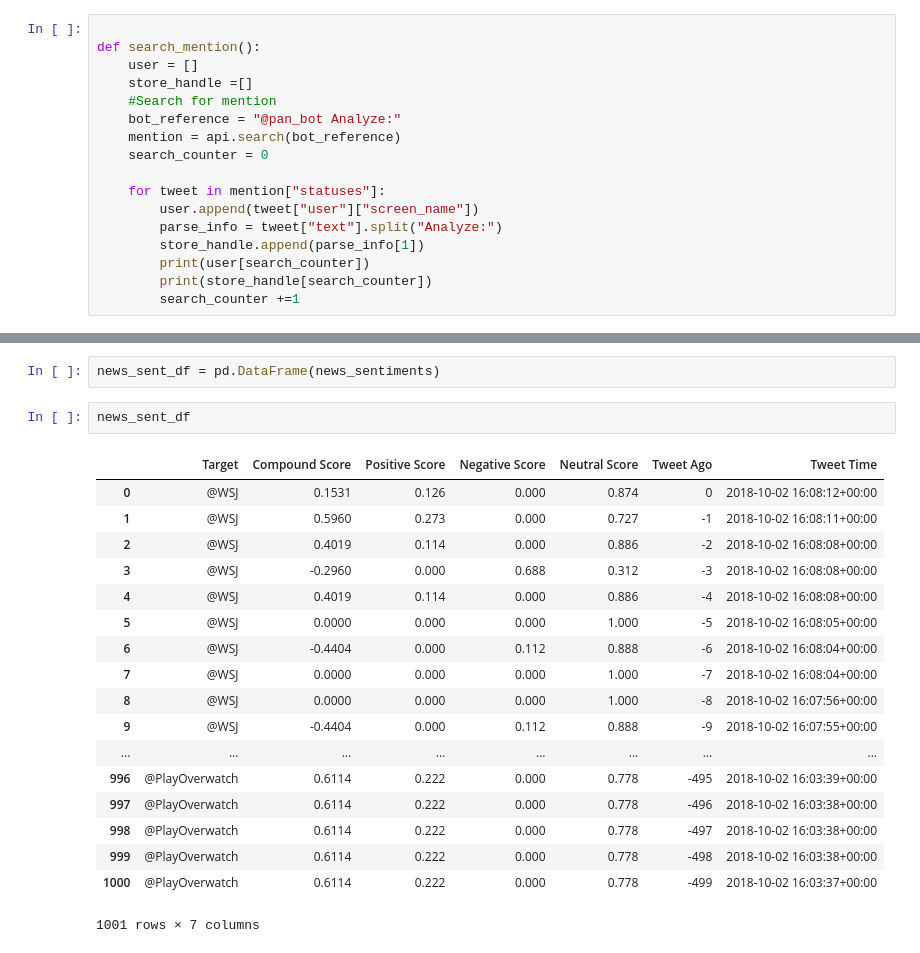
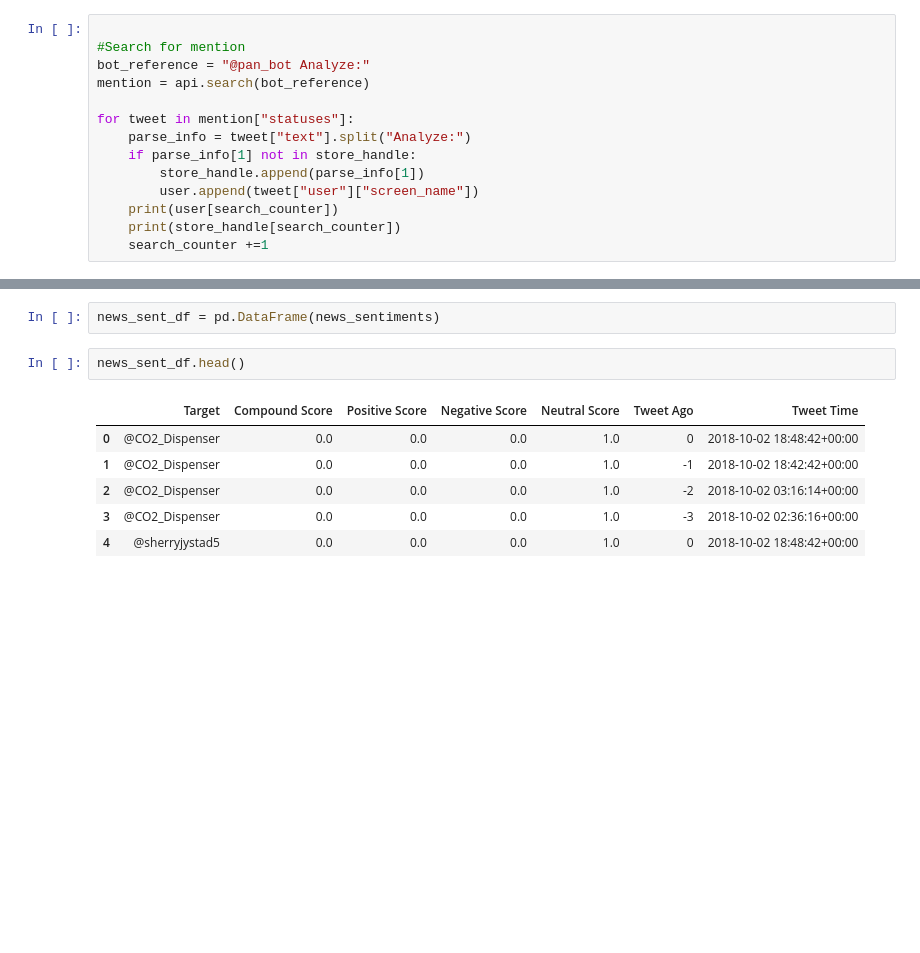
Before and after one commit to yuhsul1/Social-Analysis, a Jupyter notebook: Bot Analyzer/Bot Code.ipynb, the cells around one changed output, grey strips where cells are left out. Drawn from its saved outputs; the diff is of its cells as text; blank space fills up the shorter version.

```diff
--- a/Bot Analyzer/Bot Code.ipynb
+++ b/Bot Analyzer/Bot Code.ipynb
@@ -39,17 +34,14 @@ news_sentiments = {
 # %%
 
-def search_mention():
-    user = []
-    store_handle =[]
-    #Search for mention
-    bot_reference = "@pan_bot Analyze:"
-    mention = api.search(bot_reference)
-    search_counter = 0
+#Search for mention
+bot_reference = "@pan_bot Analyze:"
+mention = api.search(bot_reference)
 
-    for tweet in mention["statuses"]:
+for tweet in mention["statuses"]:
+    parse_info = tweet["text"].split("Analyze:")
+    if parse_info[1] not in store_handle:
+        store_handle.append(parse_info[1])
         user.append(tweet["user"]["screen_name"])
-        parse_info = tweet["text"].split("Analyze:")
-        store_handle.append(parse_info[1])
-        print(user[search_counter])
-        print(store_handle[search_counter])
-        search_counter +=1
+    print(user[search_counter])
+    print(store_handle[search_counter])
+    search_counter +=1
@@ -100,24 +99,12 @@ def sentiment_score_collector():
 # %%
 news_sent_df = pd.DataFrame(news_sentiments)
 # %%
-news_sent_df
+news_sent_df.head()
 # %% [output]
 |  | Target | Compound Score | Positive Score | Negative Score | Neutral Score | Tweet Ago | Tweet Time |
-| 0 | @WSJ | 0.1531 | 0.126 | 0.000 | 0.874 | 0 | 2018-10-02 16:08:12+00:00 |
-| 1 | @WSJ | 0.5960 | 0.273 | 0.000 | 0.727 | -1 | 2018-10-02 16:08:11+00:00 |
-| 2 | @WSJ | 0.4019 | 0.114 | 0.000 | 0.886 | -2 | 2018-10-02 16:08:08+00:00 |
-| 3 | @WSJ | -0.2960 | 0.000 | 0.688 | 0.312 | -3 | 2018-10-02 16:08:08+00:00 |
-| 4 | @WSJ | 0.4019 | 0.114 | 0.000 | 0.886 | -4 | 2018-10-02 16:08:08+00:00 |
-| 5 | @WSJ | 0.0000 | 0.000 | 0.000 | 1.000 | -5 | 2018-10-02 16:08:05+00:00 |
-| 6 | @WSJ | -0.4404 | 0.000 | 0.112 | 0.888 | -6 | 2018-10-02 16:08:04+00:00 |
-| 7 | @WSJ | 0.0000 | 0.000 | 0.000 | 1.000 | -7 | 2018-10-02 16:08:04+00:00 |
-| 8 | @WSJ | 0.0000 | 0.000 | 0.000 | 1.000 | -8 | 2018-10-02 16:07:56+00:00 |
-| 9 | @WSJ | -0.4404 | 0.000 | 0.112 | 0.888 | -9 | 2018-10-02 16:07:55+00:00 |
-| ... | ... | ... | ... | ... | ... | ... | ... |
-| 996 | @PlayOverwatch | 0.6114 | 0.222 | 0.000 | 0.778 | -495 | 2018-10-02 16:03:39+00:00 |
-| 997 | @PlayOverwatch | 0.6114 | 0.222 | 0.000 | 0.778 | -496 | 2018-10-02 16:03:38+00:00 |
-| 998 | @PlayOverwatch | 0.6114 | 0.222 | 0.000 | 0.778 | -497 | 2018-10-02 16:03:38+00:00 |
-| 999 | @PlayOverwatch | 0.6114 | 0.222 | 0.000 | 0.778 | -498 | 2018-10-02 16:03:38+00:00 |
-| 1000 | @PlayOverwatch | 0.6114 | 0.222 | 0.000 | 0.778 | -499 | 2018-10-02 16:03:37+00:00 |
+| 0 | @CO2_Dispenser | 0.0 | 0.0 | 0.0 | 1.0 | 0 | 2018-10-02 18:48:42+00:00 |
+| 1 | @CO2_Dispenser | 0.0 | 0.0 | 0.0 | 1.0 | -1 | 2018-10-02 18:42:42+00:00 |
+| 2 | @CO2_Dispenser | 0.0 | 0.0 | 0.0 | 1.0 | -2 | 2018-10-02 03:16:14+00:00 |
+| 3 | @CO2_Dispenser | 0.0 | 0.0 | 0.0 | 1.0 | -3 | 2018-10-02 02:36:16+00:00 |
+| 4 | @sherryjystad5 | 0.0 | 0.0 | 0.0 | 1.0 | 0 | 2018-10-02 18:48:42+00:00 |
-1001 rows × 7 columns
 # %%
```
Also changed, not shown: parts of 6 cells of this notebook, 6 other files.
